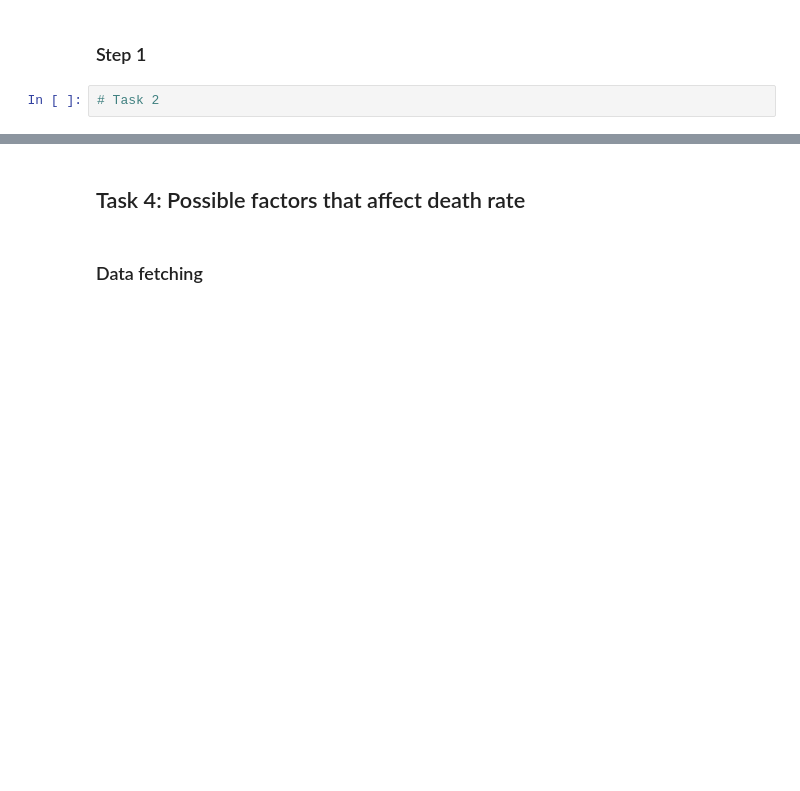
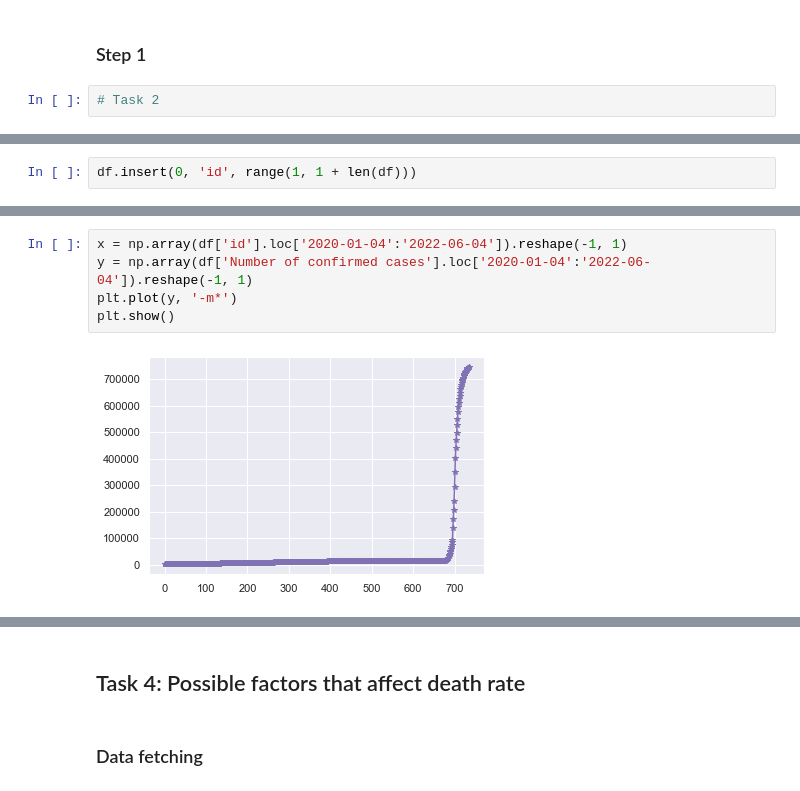
Before and after one commit to adonis119/comp3115, a Jupyter notebook: source_code.ipynb, the cells around one changed output, grey strips where cells are left out. Cells and saved outputs as stored; diff of their text form; blank space fills up the shorter version.

```diff
--- a/source_code.ipynb
+++ b/source_code.ipynb
@@ -37,0 +192,2 @@ from sklearn.neural_network import MLPClassifier
+# %%
+df.insert(0, 'id', range(1, 1 + len(df)))
@@ -37,0 +211,7 @@ from sklearn.neural_network import MLPClassifier
+# %%
+x = np.array(df['id'].loc['2020-01-04':'2022-06-04']).reshape(-1, 1)
+y = np.array(df['Number of confirmed cases'].loc['2020-01-04':'2022-06-04']).reshape(-1, 1)
+plt.plot(y, '-m*')
+plt.show()
+# %% [output]
+[figure, added]
```
Also changed, not shown: parts of 51 cells of this notebook.
